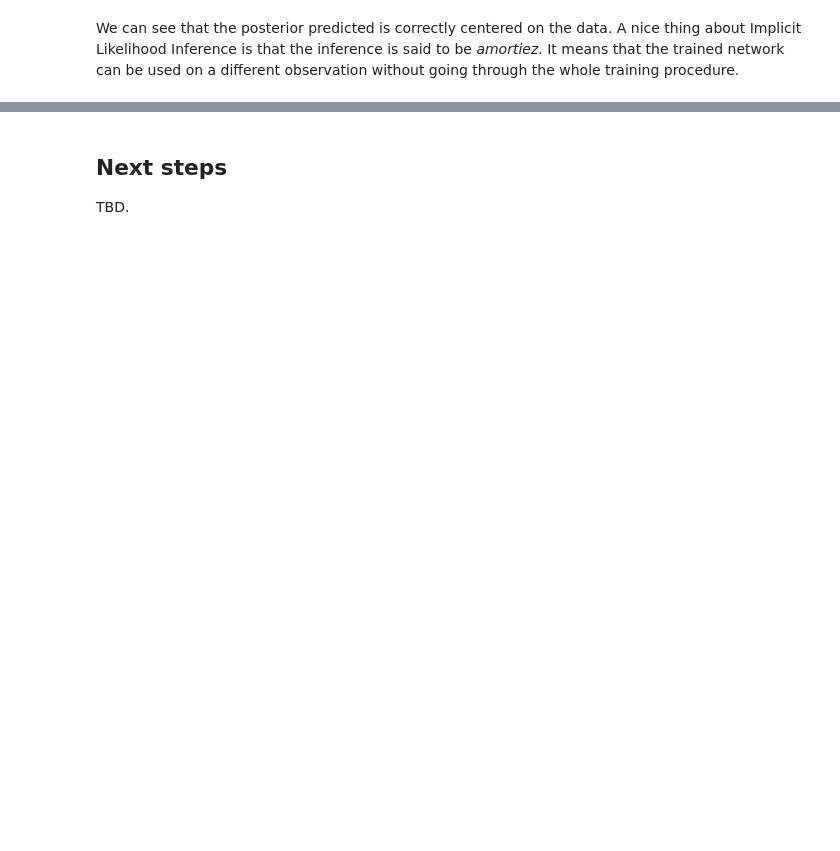
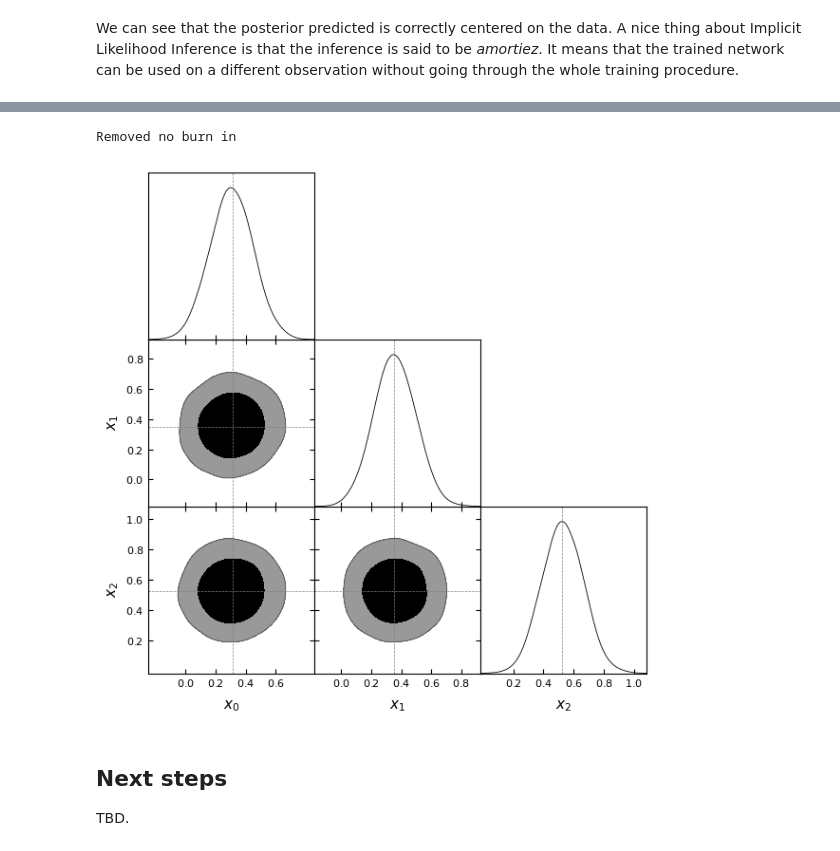
Before and after one commit to mmaupas/jaxili, a Jupyter notebook: examples/getting_started.ipynb, the cells around one changed output, grey strips where cells are left out. Cells and saved outputs as stored; diff of their text form; code cells hidden in the pictures; blank space fills up the shorter version.

```diff
--- a/examples/getting_started.ipynb
+++ b/examples/getting_started.ipynb
@@ -276,3 +340,29 @@ Removed no burn in
+# %%
+predictive_key, master_key = jax.random.split(master_key)
+x_predictive = simulator(samples, predictive_key)
+# %%
+labels = [rf'x_{i}' for i in range(n_dim)]
+
+predictive_samples_gd = MCSamples(samples=x_predictive, names=labels, labels=labels)
+
+g = plots.get_subplot_plotter()
+
+g.settings.figure_legend_frame = False
+g.settings.alpha_filled_add = 0.4
+
+g.triangle_plot([predictive_samples_gd], filled=True,
+                line_args=[
+                    {'color': 'black'}
+                ],
+                contour_colors=['black'],
+                markers={
+                    label: val for label, val in zip(labels, obs[0])
+                })
+
+plt.show()
+# %% [output]
+Removed no burn in
+[figure, added]
 # %% [markdown]
 ## Next steps
 
```
Also changed, not shown: parts of 14 cells of this notebook, 13 other files.
